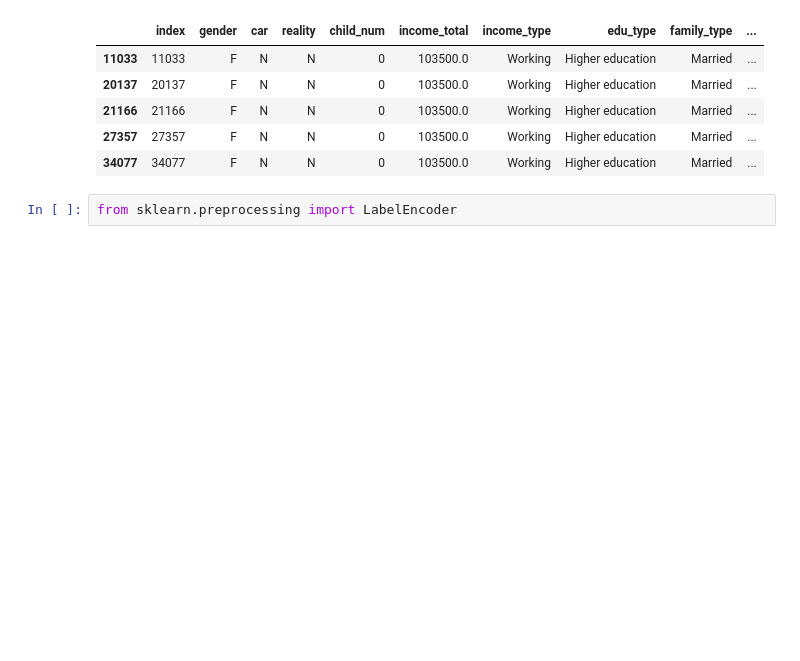
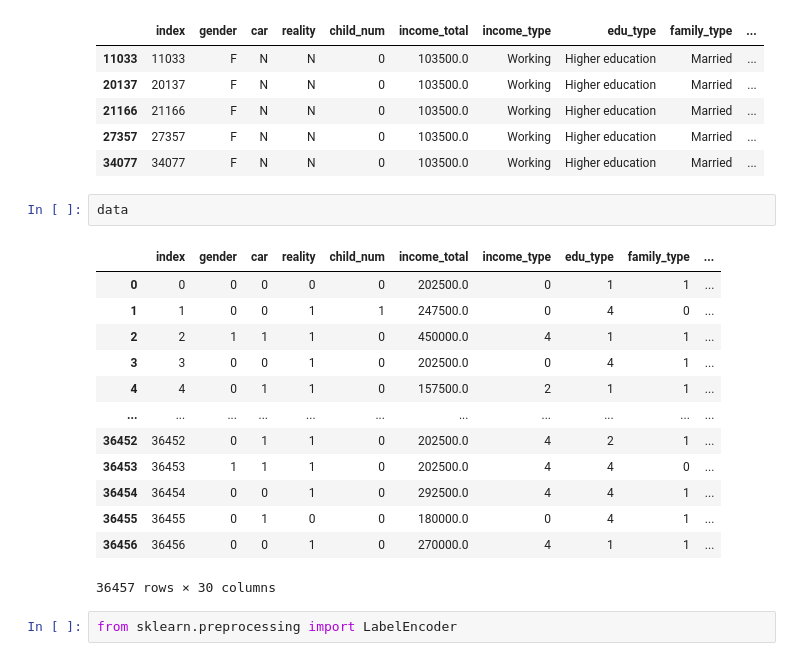
Before and after one commit to O-Kpy/Kaggle, a Jupyter notebook: Dacon_신용_예측_복습.ipynb, the cells around one changed output. Drawn from its saved outputs; the diff is of its cells as text; blank space fills up the shorter version.

```diff
--- a/Dacon_신용_예측_복습.ipynb
+++ b/Dacon_신용_예측_복습.ipynb
@@ -35,6 +37,22 @@ data[data['identity'] == err_labels.index[1]] # 중복의심 예 고민...
 | 21166 | 21166 | F | N | N | 0 | 103500.0 | Working | Higher education | Married | ... |
 | 27357 | 27357 | F | N | N | 0 | 103500.0 | Working | Higher education | Married | ... |
 | 34077 | 34077 | F | N | N | 0 | 103500.0 | Working | Higher education | Married | ... |
+# %%
+data
+# %% [output]
+|  | index | gender | car | reality | child_num | income_total | income_type | edu_type | family_type | ... |
+| 0 | 0 | 0 | 0 | 0 | 0 | 202500.0 | 0 | 1 | 1 | ... |
+| 1 | 1 | 0 | 0 | 1 | 1 | 247500.0 | 0 | 4 | 0 | ... |
+| 2 | 2 | 1 | 1 | 1 | 0 | 450000.0 | 4 | 1 | 1 | ... |
+| 3 | 3 | 0 | 0 | 1 | 0 | 202500.0 | 0 | 4 | 1 | ... |
+| 4 | 4 | 0 | 1 | 1 | 0 | 157500.0 | 2 | 1 | 1 | ... |
+| ... | ... | ... | ... | ... | ... | ... | ... | ... | ... | ... |
+| 36452 | 36452 | 0 | 1 | 1 | 0 | 202500.0 | 4 | 2 | 1 | ... |
+| 36453 | 36453 | 1 | 1 | 1 | 0 | 202500.0 | 4 | 4 | 0 | ... |
+| 36454 | 36454 | 0 | 0 | 1 | 0 | 292500.0 | 4 | 4 | 1 | ... |
+| 36455 | 36455 | 0 | 1 | 0 | 0 | 180000.0 | 0 | 4 | 1 | ... |
+| 36456 | 36456 | 0 | 0 | 1 | 0 | 270000.0 | 4 | 1 | 1 | ... |
+36457 rows × 30 columns
 # %%
 from sklearn.preprocessing import LabelEncoder
 # %%
```
Also changed, not shown: parts of 20 cells of this notebook.
